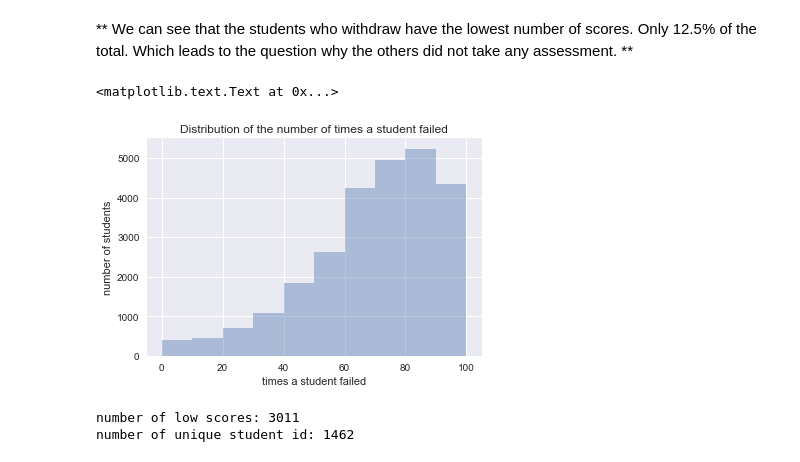
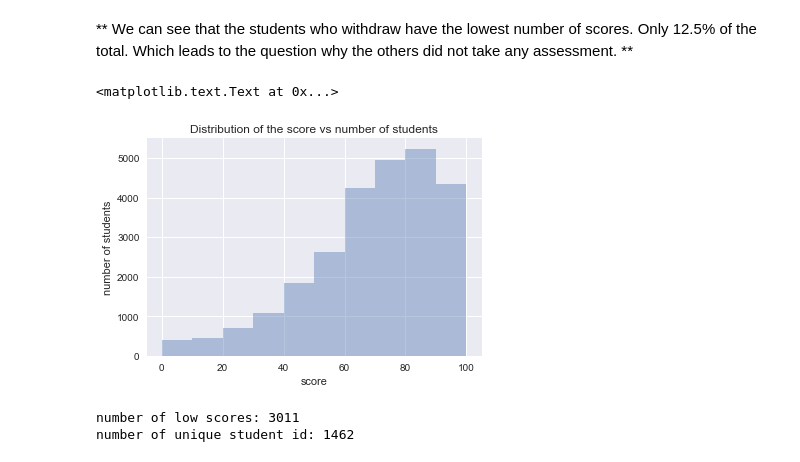
Before and after one commit to SoumyaK23/Springboard-Data-Intensive-and-Machine-Learning, a Jupyter notebook: Capstone2/OU_FinalCapstone.ipynb, the cells around one changed output. Saved outputs shown, nothing was run; the diff lists cells and outputs as text; code cells hidden in the pictures.

```diff
--- a/Capstone2/OU_FinalCapstone.ipynb
+++ b/Capstone2/OU_FinalCapstone.ipynb
@@ -572,14 +580,14 @@ Which leads to the question why the others did not take any assessment. **
 # %%
 # histogram of all scores of withdrawn students
 w_scores.score.hist(alpha=0.4)
 
 # plot number of times a student has failed
-plt.xlabel('times a student failed')
+plt.xlabel('score')
 plt.ylabel('number of students')
-plt.title('Distribution of the number of times a student failed')
+plt.title('Distribution of the score vs number of students')
 # %% [output]
 <matplotlib.text.Text at 0x...>
-[figure, old version]
+[figure, new version]
 # %%
 # find how many students have scores lower than 40
 low_scores = w_scores[w_scores['score'] <= 40]
```
Also changed, not shown: parts of 7 cells of this notebook, 1 other file.
